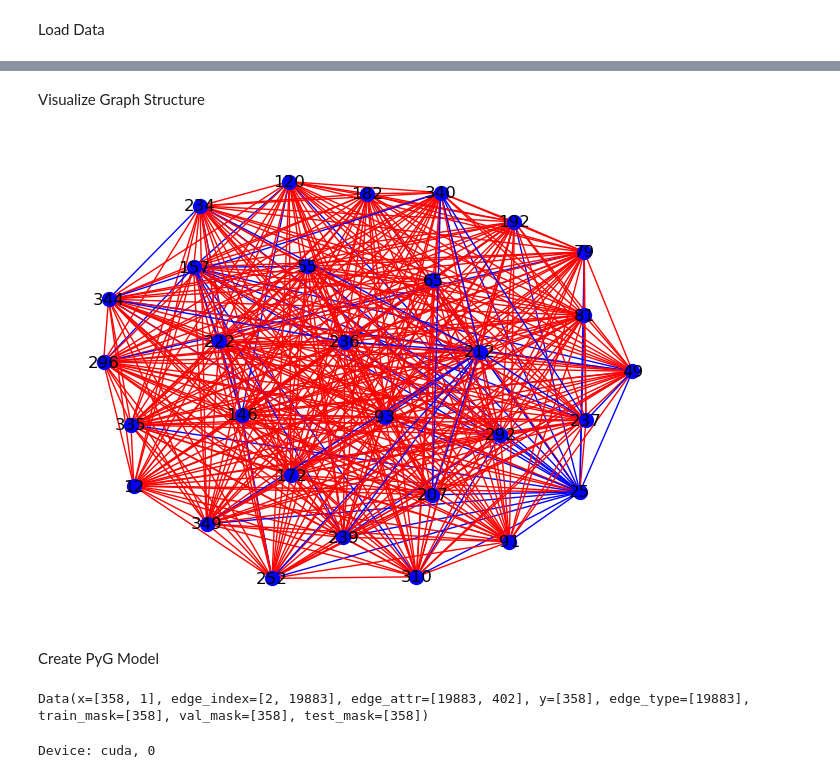
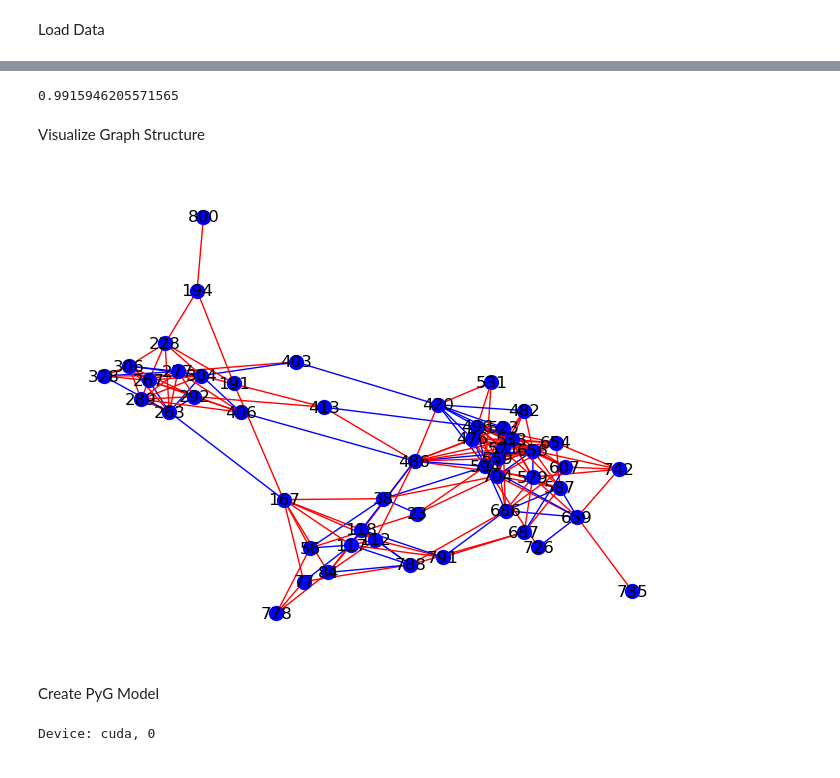
Before and after one commit to bhofflich/cell_matching, a Jupyter notebook: scripts/gnn_test.ipynb, the cells around one changed output, grey strips where cells are left out. Cells and saved outputs as stored; diff of their text form; code cells hidden in the pictures.

```diff
--- a/scripts/gnn_test.ipynb
+++ b/scripts/gnn_test.ipynb
@@ -13,0 +151,18 @@ mat_data = loadmat(path)
+# %%
+from sklearn.manifold import TSNE
+tsne = TSNE(n_components=2)
+
+edge_tsne = tsne.fit_transform(np.array(edge_features))
+# %%
+def generate_unique_color():
+    return np.random.rand(3,)
+
+labels = edge_labels
+label_colors = {tuple(label): generate_unique_color() for label in np.unique(labels, axis=0)}
+colors = np.array([label_colors[i] for i in labels])
+
+for i,label in enumerate(np.unique(labels, axis=0)):
+    mask = np.all(labels == label, axis=1)
+    filtered_edge_tsne = edge_tsne[mask]
+    plt.scatter(filtered_edge_tsne[:,0],filtered_edge_tsne[:,1],s=1,c=colors[mask], label=label)
+# plt.legend(loc='upper left', bbox_to_anchor=(1, 1),markerscale=10)
@@ -14,2 +195,8 @@ mat_data = loadmat(path)
+# %%
+#accuracy
+from sklearn.metrics import accuracy_score
+accuracy_score(y_test, y_pred)
+# %% [output]
+0.9915946205571565
 # %% [markdown]
 Visualize Graph Structure
@@ -51,3 +203,18 @@ for i in range(valid_cell_dists.shape[0]):
+# %%
+edges = []
+edge_features = []
+edge_labels = []
+piece_id = gnn_data['piece_id'].unique()[0]
+piece_gnn_data = gnn_data.query('piece_id == @piece_id')
+for i in range(piece_gnn_data.shape[0]):
+    for j in range(i+1, piece_gnn_data.shape[0]):
+        if piece_gnn_data['distance'].values[i].a[j] < 3:
+            edges.append([i,j])
+            edge_features.append(np.hstack([piece_gnn_data['distance'].values[i].a[j],
+                                            piece_gnn_data['overlap'].values[i].a[j],
+                                            piece_gnn_data['cch_1ms'].values[i].a[j],
+                                            piece_gnn_data['cch_10ms'].values[i].a[j]]))
+            edge_labels.append((piece_gnn_data['label'].values[i], piece_gnn_data['label'].values[j]))
 # %%
 #create a neat networkx graph
 import networkx as nx
@@ -55,39 +222,40 @@ import matplotlib.pyplot as plt
 
 G = nx.MultiGraph()
 # Assuming the number of nodes is the shape of valid_cell_dists
-num_nodes = valid_cell_dists.shape[0]
+num_nodes = len(piece_gnn_data)
 G.add_nodes_from(range(num_nodes))
 for i in range(num_nodes):
     for j in range(i + 1, num_nodes):
-        distance = valid_cell_dists[i, j]
+        distance = piece_gnn_data['distance'].values[i].a[j]
+        if distance > 3:
+            continue
         edge_type = 'nonsurround' if distance < 1.5 else 'surround'
         edge_attributes = {
             'dist': distance,
             'edge_type': edge_type,
-            'normalized_cch_1ms': normalized_cch_1ms[i, j]
         }
         G.add_edge(i, j, **edge_attributes)
 # %%
 # Define colors for different edge types
 edge_colors = {
     'surround': 'red',
     'nonsurround': 'blue'
 }
 
 # Create a list of edge colors based on edge types
 edge_color_list = [edge_colors[G[u][v][0]['edge_type']] for u, v in G.edges()]
 
-subgraph = G.subgraph(np.random.choice(G.nodes, 30, replace=False))
+subgraph = G.subgraph(np.random.choice(G.nodes, 50, replace=False))
 pos = nx.spring_layout(subgraph)
 options = {
     'with_labels': True,
     'node_color': 'blue',
     'node_size': 100,
     'width': 1,
     'edge_color': edge_color_list,
 }
 nx.draw(subgraph, pos, **options)
 # %% [output]
-[figure, old version]
+[figure, new version]
 # %% [markdown]
 Create PyG Model
@@ -201,7 +262,3 @@ data.test_mask = torch.zeros(num_nodes, dtype=torch.bool).scatter_(0, test_mask,
-# %%
-data
-# %% [output]
-Data(x=[358, 1], edge_index=[2, 19883], edge_attr=[19883, 402], y=[358], edge_type=[19883], train_mask=[358], val_mask=[358], test_mask=[358])
 # %%
 import torch
 import torch.nn as nn
```
Also changed, not shown: parts of 19 cells of this notebook, 4 other files.
